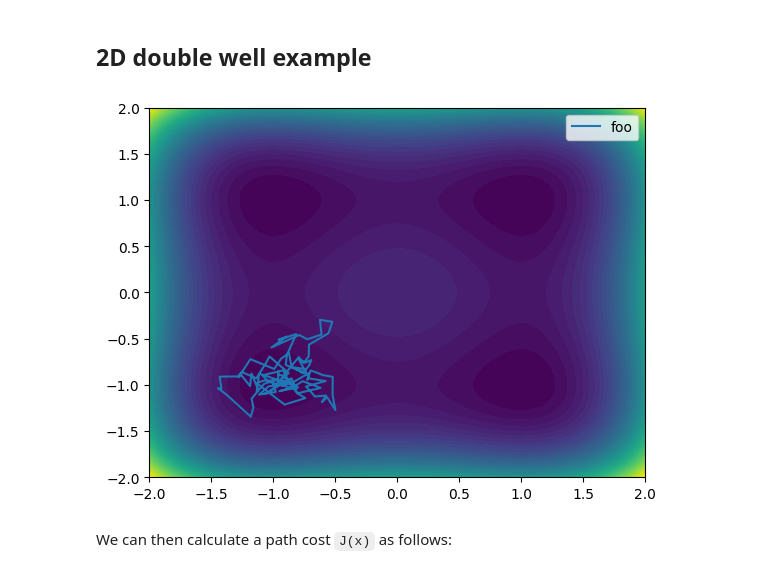
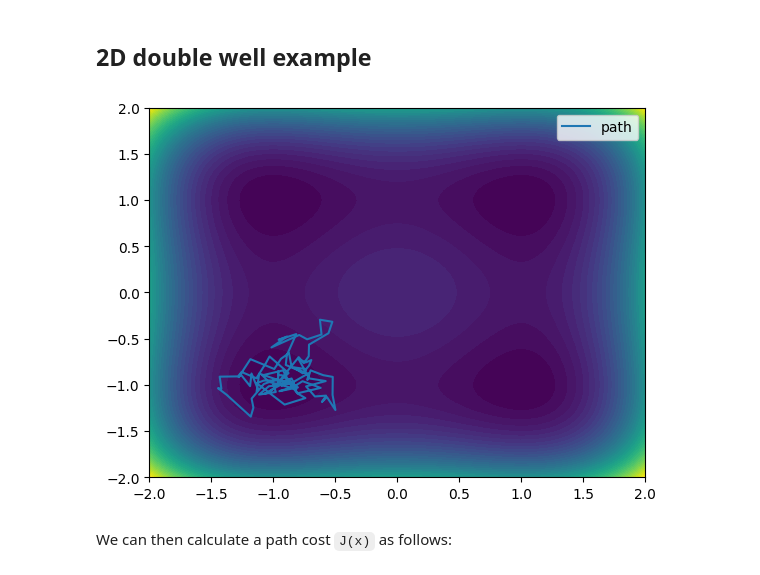
Before and after one commit to reubenharry/path_sampling, a Jupyter notebook: src/path_sampling_nb 2D.ipynb, the cells around one changed output. Cells and saved outputs as stored; diff of their text form; code cells hidden in the pictures.

```diff
--- a/src/path_sampling_nb 2D.ipynb
+++ b/src/path_sampling_nb 2D.ipynb
@@ -29,57 +29,42 @@ We now define a function that generates random paths given a drift term `b` and
 # %% [markdown]
 ## 2D double well example
 # %%
-from path_sampling import sample_sde
+from path_sampling import plot_path, sample_sde
 
 
 def make_double_well_potential_2D(v):
     def potential(x):
         # print(x.shape, "x shape")
         # return None
         """
         Double well potential
         """
 
         if x.shape != (2,):
             print(f"Expected shape (2,), got {x.shape}")
         assert x.shape == (2,)
         return jnp.sum(v*(x**2 - 1)**2, axis=-1)
     return potential
 
-make_double_well_potential_2D(v=1.0)(jnp.array([0.5, 0.5]))
+# make_double_well_potential_2D(v=1.0)(jnp.array([0.5, 0.5]))
 
 def uref_2d(x,t):
     return -jax.grad(make_double_well_potential_2D(v=1.0))(x)
 
 path, time = sample_sde(
     b=uref_2d,
     W=lambda x, key: jax.random.normal(key, shape=(2,)),
     rho=lambda key: jnp.zeros((2,))-1,
     dt=0.01,
     num_steps=100,
     key=jax.random.PRNGKey(0)
 )
 
-def plot_path(path, potential, label):
-
-    # plot path in 2D
-    plt.plot(path[:, 0], path[:, 1], label=label)
-    plt.legend()
 
 
-    # plot heatmap of the potential make_double_well_potential
-    v = 1.0
-    x = np.linspace(-2, 2, 100)
-    y = np.linspace(-2, 2, 100)
-    X, Y = np.meshgrid(x, y)
-    # print(X.shape)
-    # use vmap to apply the potential to the grid
-    Z = jax.vmap(lambda x,y: potential(jnp.array([x,y])))(X.reshape(-1), Y.reshape(-1)).reshape(X.shape)
-    plt.contourf(X, Y, Z, levels=50)
-
-plot_path(path, make_double_well_potential_2D(1.0), label="foo")
+plot_path(path=path, time=time, potential=make_double_well_potential_2D(1.0), i=0, label="path")
 # %% [output]
-[figure, old version]
+[figure, new version]
 # %% [markdown]
 We can then calculate a path cost `J(x)` as follows:
 # %%
```
Also changed, not shown: parts of 3 cells of this notebook.
